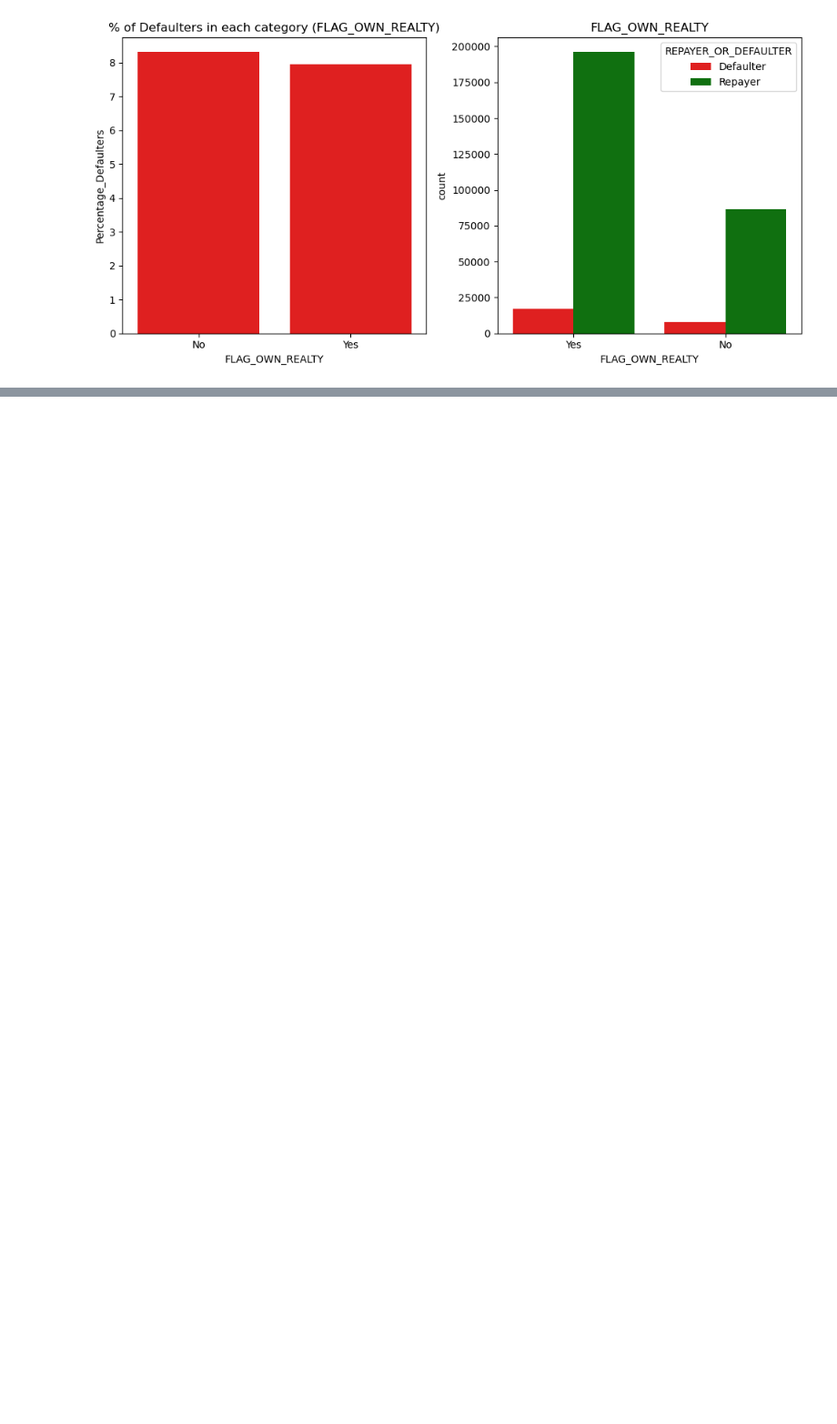
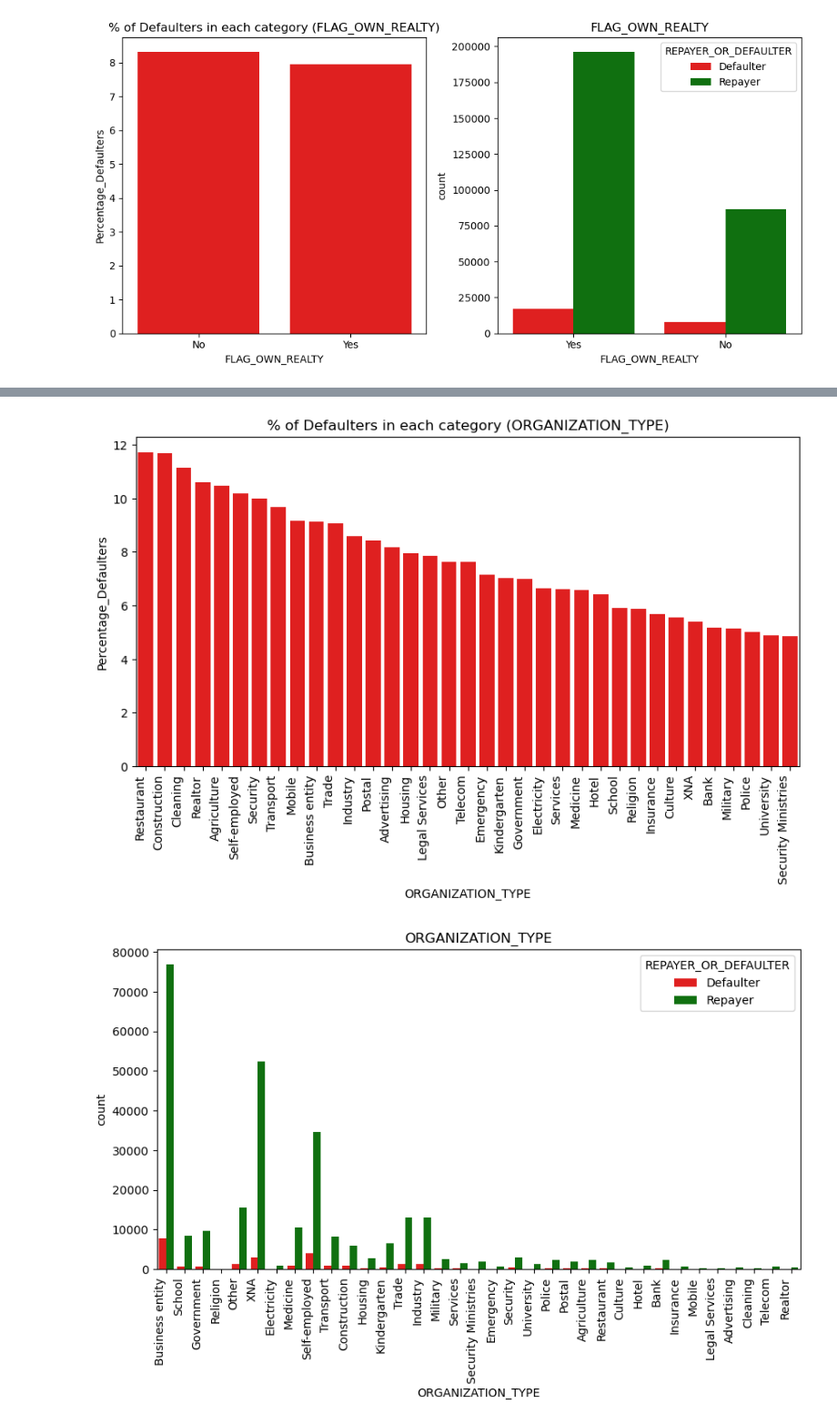
Before and after one commit to Punya-B-R/loan-approval-risk-analysis, a Jupyter notebook: Bank-Loan.ipynb, the cells around one changed output, grey strips where cells are left out. Shown at 91% size. Saved outputs shown, nothing was run; the diff lists cells and outputs as text; code cells hidden in the pictures; blank space fills up the shorter version.

```diff
--- a/Bank-Loan.ipynb
+++ b/Bank-Loan.ipynb
@@ -416,0 +394,30 @@ plt.show()
+# %%
+app['ORGANIZATION_TYPE'] = app['ORGANIZATION_TYPE'].apply(lambda x: 'Industry' if 'Industry' in x else x)
+app['ORGANIZATION_TYPE'] = app['ORGANIZATION_TYPE'].apply(lambda x: 'Transport' if 'Transport' in x else x)
+app['ORGANIZATION_TYPE'] = app['ORGANIZATION_TYPE'].apply(lambda x: 'Trade' if 'Trade' in x else x)
+app['ORGANIZATION_TYPE'] = app['ORGANIZATION_TYPE'].apply(lambda x: 'Business entity' if 'Business' in x else x)
+
+group_data = app.groupby('ORGANIZATION_TYPE').agg(Value_Counts=('TARGET', 'size'), Defaulters=('TARGET', 'sum')).reset_index()
+
+group_data['Percentage_Defaulters'] = (group_data['Defaulters'] / group_data['Value_Counts']) * 100
+
+group_data.sort_values('Percentage_Defaulters', ascending=False, inplace=True)
+
+plt.figure(figsize=(10,5))
+
+a=sns.barplot(data=group_data, x='ORGANIZATION_TYPE', y='Percentage_Defaulters', color='Red')
+a.set_xticklabels(a.get_xticklabels(), rotation=90, horizontalalignment='right')
+plt.title('% of Defaulters in each category (ORGANIZATION_TYPE)')
+
+plt.show()
+
+plt.figure(figsize=(10,5))
+
+b=sns.countplot(data=app, x='ORGANIZATION_TYPE', hue='REPAYER_OR_DEFAULTER', palette=['Red', 'Green'])
+b.set_xticklabels(b.get_xticklabels(), rotation=90, horizontalalignment='right')
+plt.title('ORGANIZATION_TYPE')
+
+plt.show()
+# %% [output]
+[figure, added]
+[figure, added]
```
Also changed, not shown: parts of 11 cells of this notebook.
